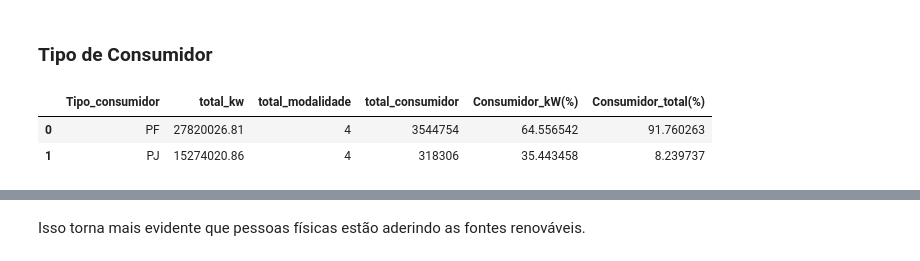
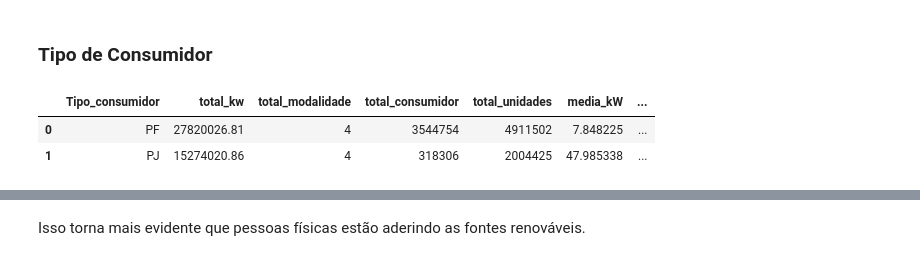
Before and after one commit to lannacassio/Fontes-Renovaveis-Aneel, a Jupyter notebook: Arquivo_Python/analise_aneel.ipynb, the cells around one changed output, grey strips where cells are left out. Saved outputs shown, nothing was run; the diff lists cells and outputs as text; code cells hidden in the pictures.

```diff
--- a/Arquivo_Python/analise_aneel.ipynb
+++ b/Arquivo_Python/analise_aneel.ipynb
@@ -523,15 +541,17 @@ top_10.head(10)
 # %%
 consumidor = dados.groupby('Tipo_consumidor').agg(
     total_kw = ('kW_instalados', 'sum'),
     total_modalidade = ('Modalidade', 'nunique'),
-    total_consumidor = ('Tipo_consumidor','count')
+    total_consumidor = ('Tipo_consumidor','count'),
+    total_unidades = ('Unidades_Consumidoras','sum'),
+    media_kW = ('kW_instalados','mean')
 ).reset_index()
 
 # Calcular % de kW por tipo de cliente
 consumidor['Consumidor_kW(%)'] = (consumidor['total_kw'] / consumidor['total_kw'].sum()) *100
 consumidor['Consumidor_total(%)'] = (consumidor['total_consumidor'] / consumidor['total_consumidor'].sum()) *100
 consumidor.head()
 # %% [output]
-|  | Tipo_consumidor | total_kw | total_modalidade | total_consumidor | Consumidor_kW(%) | Consumidor_total(%) |
-| 0 | PF | 27820026.81 | 4 | 3544754 | 64.556542 | 91.760263 |
-| 1 | PJ | 15274020.86 | 4 | 318306 | 35.443458 | 8.239737 |
+|  | Tipo_consumidor | total_kw | total_modalidade | total_consumidor | total_unidades | media_kW | ... |
+| 0 | PF | 27820026.81 | 4 | 3544754 | 4911502 | 7.848225 | ... |
+| 1 | PJ | 15274020.86 | 4 | 318306 | 2004425 | 47.985338 | ... |
```
Also changed, not shown: parts of 11 cells of this notebook.
